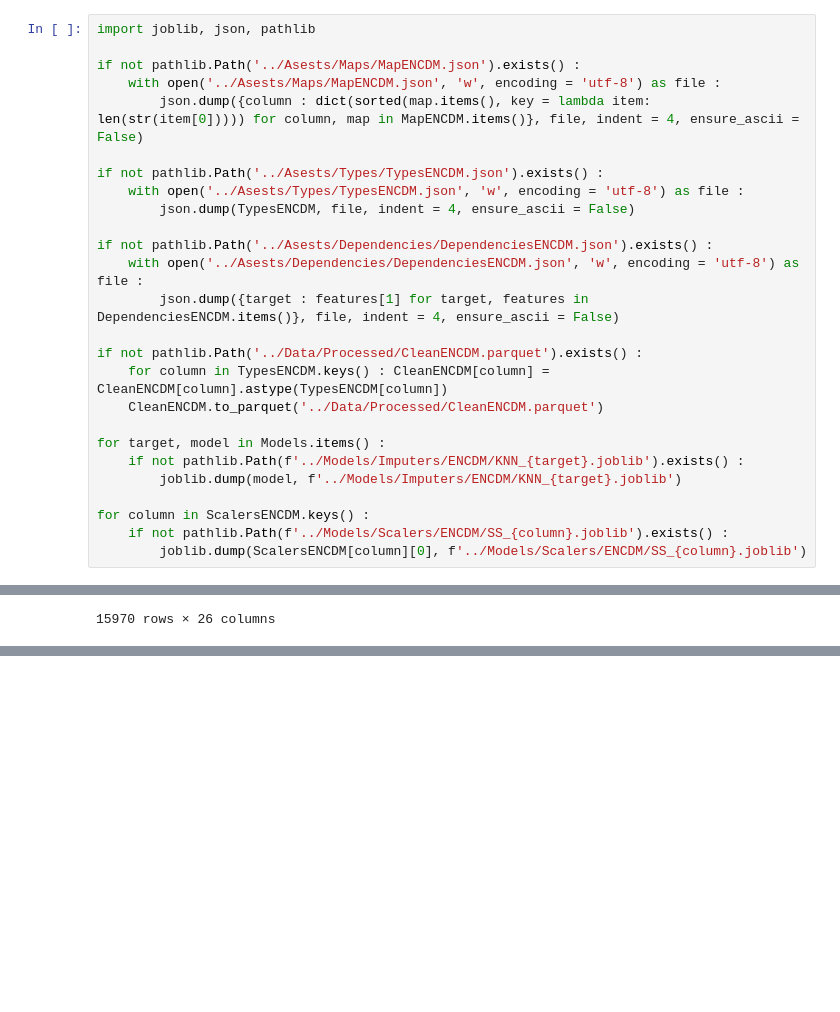
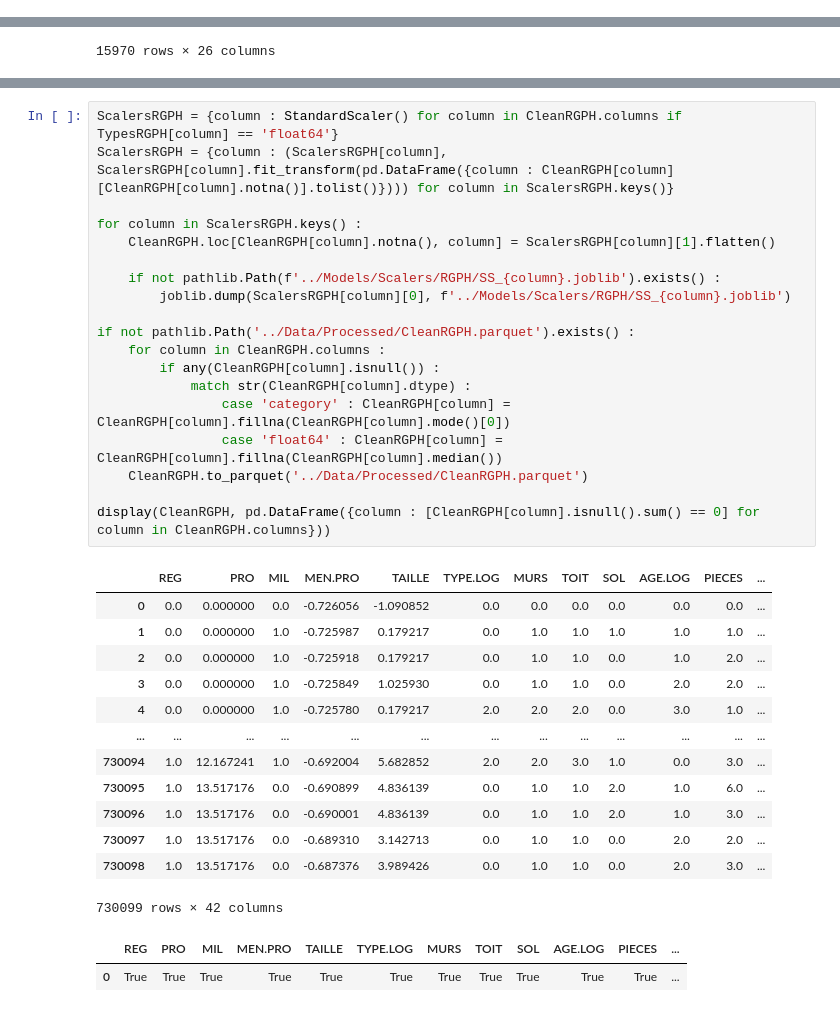
Before and after one commit to Hvllvix/HCP-Internship, a Jupyter notebook: Notebooks/Pre-processing.ipynb, the cells around one changed output, grey strips where cells are left out. Drawn from its saved outputs; the diff is of its cells as text; blank space fills up the shorter version.

```diff
--- a/Notebooks/Pre-processing.ipynb
+++ b/Notebooks/Pre-processing.ipynb
@@ -169,32 +184,6 @@ display(CleanENCDM)
 | 15968 | 15969.0 | -0.278782 | 0.084751 | 1.0 | 11.0 | 0.567928 | 4.0 | 0.0 | ... |
 | 15969 | 15970.0 | -0.278782 | 0.088105 | 1.0 | 11.0 | 0.567928 | 4.0 | 0.0 | ... |
 15970 rows × 26 columns
-# %%
-import joblib, json, pathlib
-
-if not pathlib.Path('../Asests/Maps/MapENCDM.json').exists() :
-    with open('../Asests/Maps/MapENCDM.json', 'w', encoding = 'utf-8') as file :
-        json.dump({column : dict(sorted(map.items(), key = lambda item: len(str(item[0])))) for column, map in MapENCDM.items()}, file, indent = 4, ensure_ascii = False)
-
-if not pathlib.Path('../Asests/Types/TypesENCDM.json').exists() :
-    with open('../Asests/Types/TypesENCDM.json', 'w', encoding = 'utf-8') as file :
-        json.dump(TypesENCDM, file, indent = 4, ensure_ascii = False)
-
-if not pathlib.Path('../Asests/Dependencies/DependenciesENCDM.json').exists() :
-    with open('../Asests/Dependencies/DependenciesENCDM.json', 'w', encoding = 'utf-8') as file :
-        json.dump({target : features[1] for target, features in DependenciesENCDM.items()}, file, indent = 4, ensure_ascii = False)
-
-if not pathlib.Path('../Data/Processed/CleanENCDM.parquet').exists() :
-    for column in TypesENCDM.keys() : CleanENCDM[column] = CleanENCDM[column].astype(TypesENCDM[column])
-    CleanENCDM.to_parquet('../Data/Processed/CleanENCDM.parquet')
-
-for target, model in Models.items() :
-    if not pathlib.Path(f'../Models/Imputers/ENCDM/KNN_{target}.joblib').exists() :
-        joblib.dump(model, f'../Models/Imputers/ENCDM/KNN_{target}.joblib')
-
-for column in ScalersENCDM.keys() :
-    if not pathlib.Path(f'../Models/Scalers/ENCDM/SS_{column}.joblib').exists() :
-        joblib.dump(ScalersENCDM[column][0], f'../Models/Scalers/ENCDM/SS_{column}.joblib')
 # %%
 display(pd.read_parquet('../Data/Processed/CleanENCDM.parquet'))
 # %% [output]
@@ -307,0 +336,35 @@ DependenciesRGPH = {
+# %%
+ScalersRGPH = {column : StandardScaler() for column in CleanRGPH.columns if TypesRGPH[column] == 'float64'}
+ScalersRGPH = {column : (ScalersRGPH[column], ScalersRGPH[column].fit_transform(pd.DataFrame({column : CleanRGPH[column][CleanRGPH[column].notna()].tolist()}))) for column in ScalersRGPH.keys()}
+
+for column in ScalersRGPH.keys() :
+    CleanRGPH.loc[CleanRGPH[column].notna(), column] = ScalersRGPH[column][1].flatten()
+
+    if not pathlib.Path(f'../Models/Scalers/RGPH/SS_{column}.joblib').exists() :
+        joblib.dump(ScalersRGPH[column][0], f'../Models/Scalers/RGPH/SS_{column}.joblib')
+
+if not pathlib.Path('../Data/Processed/CleanRGPH.parquet').exists() :
+    for column in CleanRGPH.columns :
+        if any(CleanRGPH[column].isnull()) :
+            match str(CleanRGPH[column].dtype) :
+                case 'category' : CleanRGPH[column] = CleanRGPH[column].fillna(CleanRGPH[column].mode()[0])
+                case 'float64' : CleanRGPH[column] = CleanRGPH[column].fillna(CleanRGPH[column].median())
+    CleanRGPH.to_parquet('../Data/Processed/CleanRGPH.parquet')
+
+display(CleanRGPH, pd.DataFrame({column : [CleanRGPH[column].isnull().sum() == 0] for column in CleanRGPH.columns}))
+# %% [output]
+|  | REG | PRO | MIL | MEN.PRO | TAILLE | TYPE.LOG | MURS | TOIT | SOL | AGE.LOG | PIECES | ... |
+| 0 | 0.0 | 0.000000 | 0.0 | -0.726056 | -1.090852 | 0.0 | 0.0 | 0.0 | 0.0 | 0.0 | 0.0 | ... |
+| 1 | 0.0 | 0.000000 | 1.0 | -0.725987 | 0.179217 | 0.0 | 1.0 | 1.0 | 1.0 | 1.0 | 1.0 | ... |
+| 2 | 0.0 | 0.000000 | 1.0 | -0.725918 | 0.179217 | 0.0 | 1.0 | 1.0 | 0.0 | 1.0 | 2.0 | ... |
+| 3 | 0.0 | 0.000000 | 1.0 | -0.725849 | 1.025930 | 0.0 | 1.0 | 1.0 | 0.0 | 2.0 | 2.0 | ... |
+| 4 | 0.0 | 0.000000 | 1.0 | -0.725780 | 0.179217 | 2.0 | 2.0 | 2.0 | 0.0 | 3.0 | 1.0 | ... |
+| ... | ... | ... | ... | ... | ... | ... | ... | ... | ... | ... | ... | ... |
+| 730094 | 1.0 | 12.167241 | 1.0 | -0.692004 | 5.682852 | 2.0 | 2.0 | 3.0 | 1.0 | 0.0 | 3.0 | ... |
+| 730095 | 1.0 | 13.517176 | 0.0 | -0.690899 | 4.836139 | 0.0 | 1.0 | 1.0 | 2.0 | 1.0 | 6.0 | ... |
+| 730096 | 1.0 | 13.517176 | 0.0 | -0.690001 | 4.836139 | 0.0 | 1.0 | 1.0 | 2.0 | 1.0 | 3.0 | ... |
+| 730097 | 1.0 | 13.517176 | 0.0 | -0.689310 | 3.142713 | 0.0 | 1.0 | 1.0 | 0.0 | 2.0 | 2.0 | ... |
+| 730098 | 1.0 | 13.517176 | 0.0 | -0.687376 | 3.989426 | 0.0 | 1.0 | 1.0 | 0.0 | 2.0 | 3.0 | ... |
+730099 rows × 42 columns
+|  | REG | PRO | MIL | MEN.PRO | TAILLE | TYPE.LOG | MURS | TOIT | SOL | AGE.LOG | PIECES | ... |
+| 0 | True | True | True | True | True | True | True | True | True | True | True | ... |
```
Also changed, not shown: parts of 16 cells of this notebook, 43 other files.
